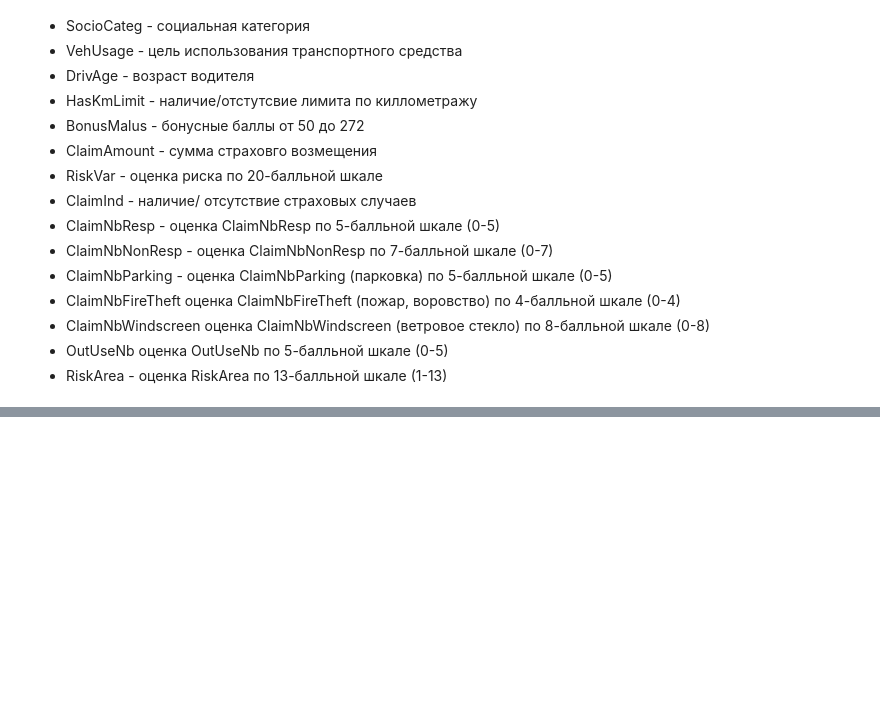
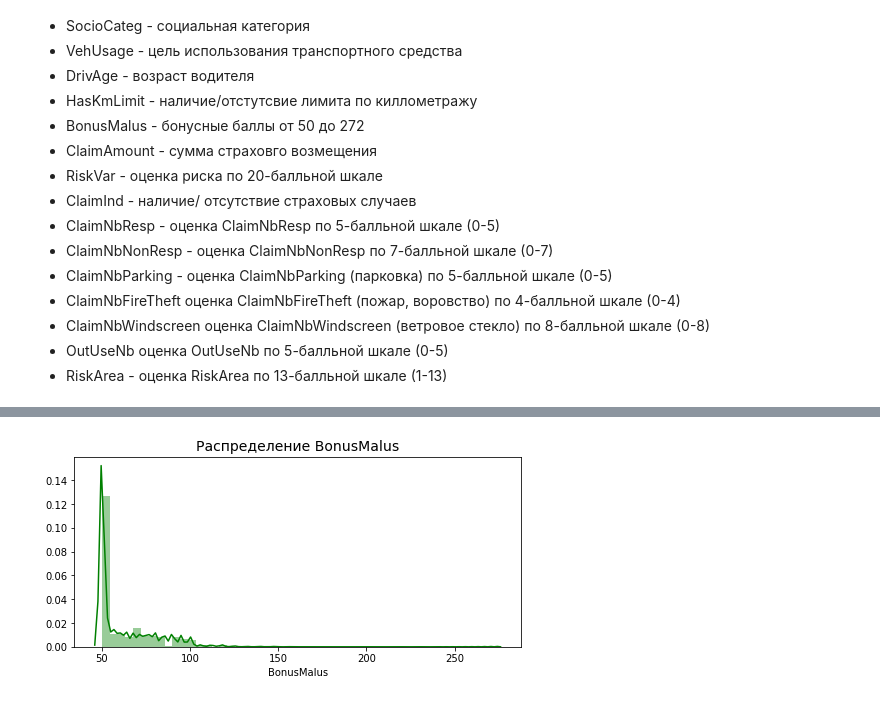
Before and after one commit to lyutov89/ML_in_production, a Jupyter notebook: lesson_6/lesson6-hw.ipynb, the cells around one changed output, grey strips where cells are left out. Saved outputs shown, nothing was run; the diff lists cells and outputs as text; code cells hidden in the pictures; blank space fills up the shorter version.

```diff
--- a/lesson_6/lesson6-hw.ipynb
+++ b/lesson_6/lesson6-hw.ipynb
@@ -76,0 +352,5 @@ df_group_age['AvgClaim'] = df_group_age.ClaimAmount / df_group_age.ClaimCount
+# %%
+feature = 'BonusMalus'
+plot_dist(df, feature)
+# %% [output]
+[figure, added]
```
Also changed, not shown: parts of 42 cells of this notebook.
